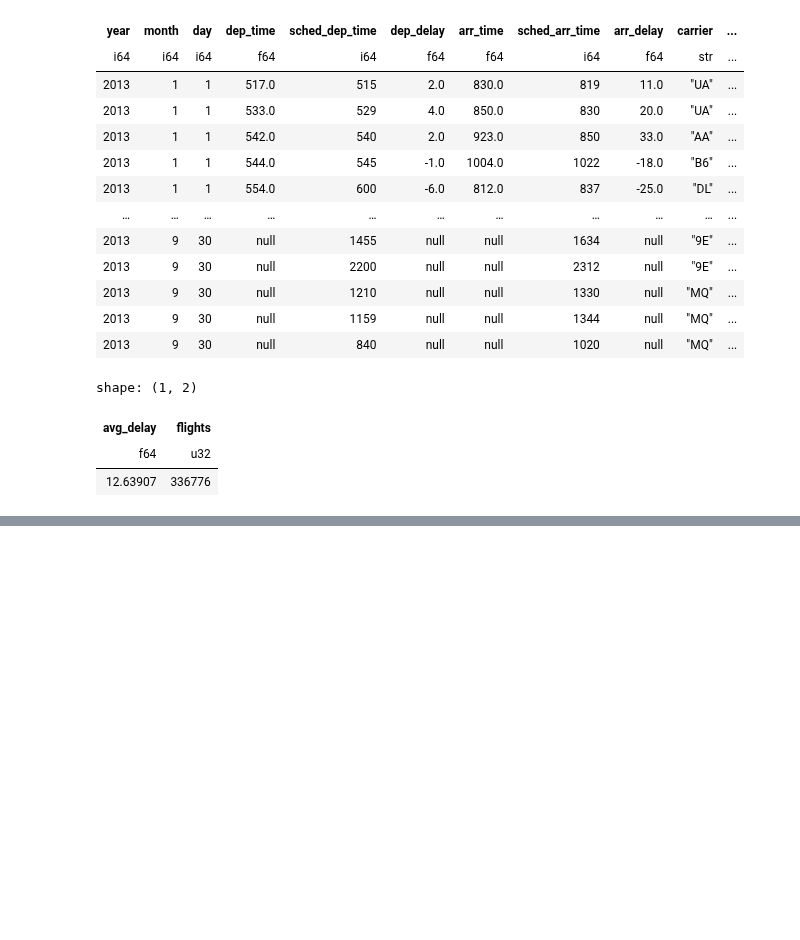
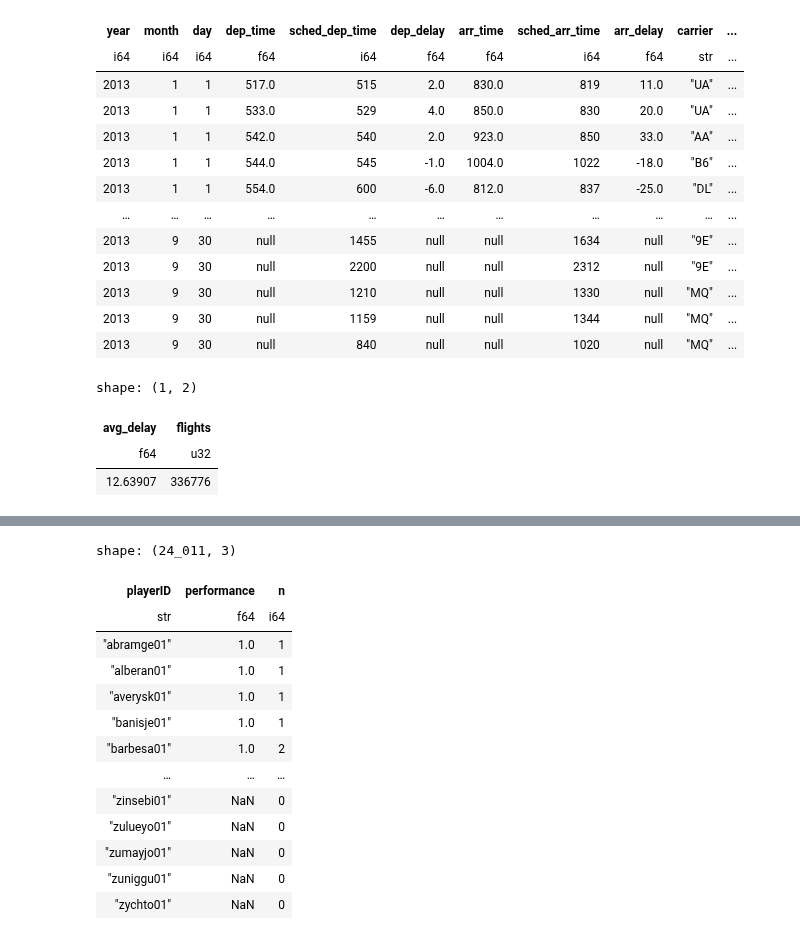
Before and after one commit to huangziwei/hea, a Jupyter notebook: example/books/r4ds/ch03.ipynb, the cells around one changed output, grey strips where cells are left out. Drawn from its saved outputs; the diff is of its cells as text; code cells hidden in the pictures; blank space fills up the shorter version.

```diff
--- a/example/books/r4ds/ch03.ipynb
+++ b/example/books/r4ds/ch03.ipynb
@@ -613,0 +748,17 @@ shape: (1, 2)
+# %%
+batters.arrange(desc("performance"))
+# %% [output]
+shape: (24_011, 3)
+| playerID | performance | n |
+| str | f64 | i64 |
+| "abramge01" | 1.0 | 1 |
+| "alberan01" | 1.0 | 1 |
+| "averysk01" | 1.0 | 1 |
+| "banisje01" | 1.0 | 1 |
+| "barbesa01" | 1.0 | 2 |
+| … | … | … |
+| "zinsebi01" | NaN | 0 |
+| "zulueyo01" | NaN | 0 |
+| "zumayjo01" | NaN | 0 |
+| "zuniggu01" | NaN | 0 |
+| "zychto01" | NaN | 0 |
```
Also changed, not shown: parts of 17 cells of this notebook, 1 other file.
